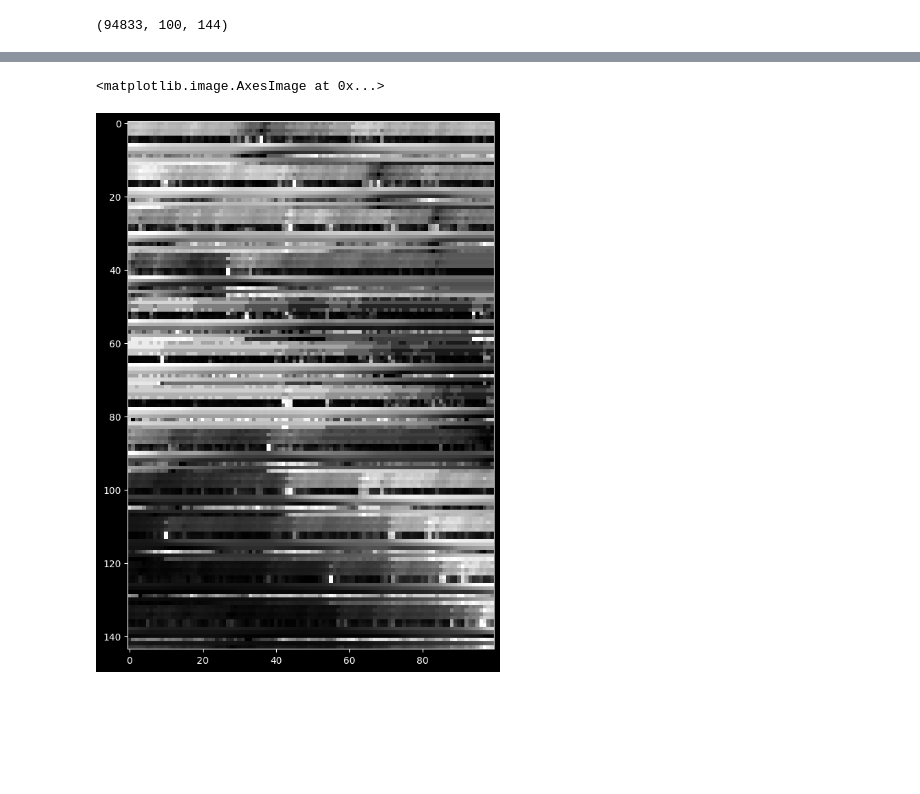
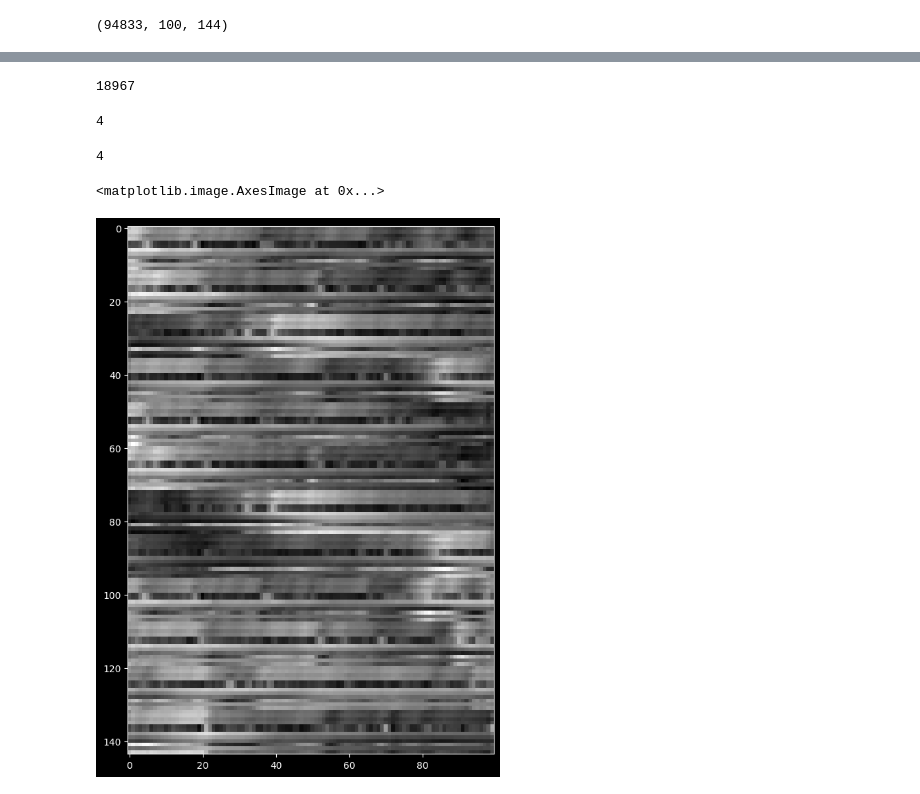
Before and after one commit to Hudrolax/ml, a Jupyter notebook: trading/research.ipynb, the cells around one changed output, grey strips where cells are left out. Cells and saved outputs as stored; diff of their text form; code cells hidden in the pictures; blank space fills up the shorter version.

```diff
--- a/trading/research.ipynb
+++ b/trading/research.ipynb
@@ -139,3 +139,8 @@ dataset = xr.open_dataarray('dataset.nc')
 dataset.shape
 # %% [output]
 (94833, 100, 144)
+# %%
+# Разделение данных на обучающую и тестовую выборки
+split_index = int(0.8 * dataset.shape[0])
+train_data = dataset[:split_index].to_numpy()[:, :, :, None]
+test_data = dataset[split_index:].to_numpy()[:, :, :, None]
@@ -141,0 +151,30 @@ dataset.shape
+# %%
+# Создание модели автоэнкодера на основе Conv1D
+input_layer = layers.Input(shape=(100, 144, 1))
+encoder = layers.Conv2D(filters=16, kernel_size=(3, 3), activation='relu', padding='same')(input_layer)
+encoder = layers.MaxPooling2D(pool_size=(2, 2), padding='same')(encoder)
+encoder = layers.Conv2D(filters=32, kernel_size=(3, 3), activation='relu', padding='same')(encoder)
+encoder = layers.MaxPooling2D(pool_size=(2, 2), padding='same')(encoder)
+encoder = layers.Conv2D(filters=64, kernel_size=(3, 3), activation='relu', padding='same')(encoder)
+encoder_output = layers.MaxPooling2D(pool_size=(2, 2), padding='same')(encoder)
+
+# Декодер
+decoder = layers.Conv2D(filters=64, kernel_size=(3, 3), activation='relu', padding='same')(encoder_output)
+decoder = layers.UpSampling2D(size=(2, 2))(decoder)
+decoder = layers.Conv2D(filters=32, kernel_size=(3, 3), activation='relu', padding='same')(decoder)
+decoder = layers.UpSampling2D(size=(2, 2))(decoder)
+decoder = layers.Conv2D(filters=16, kernel_size=(3, 3), activation='relu', padding='same')(decoder)
+decoder = layers.UpSampling2D(size=(2, 2))(decoder)
+decoder_output = layers.Conv2D(filters=1, kernel_size=(3, 3), activation='linear', padding='same')(decoder)
+# Обрезание выхода декодера до нужного размера
+decoder_output = layers.Cropping2D(cropping=((0, 0), (2, 2)))(decoder)
+
+autoencoder = Model(inputs=input_layer, outputs=decoder_output)
+
+# Компиляция и обучение модели
+autoencoder.compile(optimizer=Adam(learning_rate=0.001), loss='mse')
+autoencoder.fit(train_data, train_data,
+                epochs=20,
+                batch_size=128,
+                shuffle=True,
+                validation_data=(test_data, test_data))
@@ -141,0 +187,2 @@ dataset.shape
+# %%
+decoded = autoencoder.predict(test_data)
@@ -141,0 +192,4 @@ dataset.shape
+# %%
+decoded.shape[0]
+# %% [output]
+18967
@@ -142,6 +202,14 @@ dataset.shape
+# %%
+render_candles(df)
+# %% [output]
+4
+# %%
+render_candles(df2)
+# %% [output]
+4
 # %%
 plt.figure(figsize=(10, 10))
-plt.imshow(train_data[0].transpose(), cmap='gray')
+plt.imshow(decoded[0].transpose(), cmap='gray')
 # %% [output]
 <matplotlib.image.AxesImage at 0x...>
-[figure, old version]
+[figure, new version]
```
Also changed, not shown: parts of 7 cells of this notebook.
